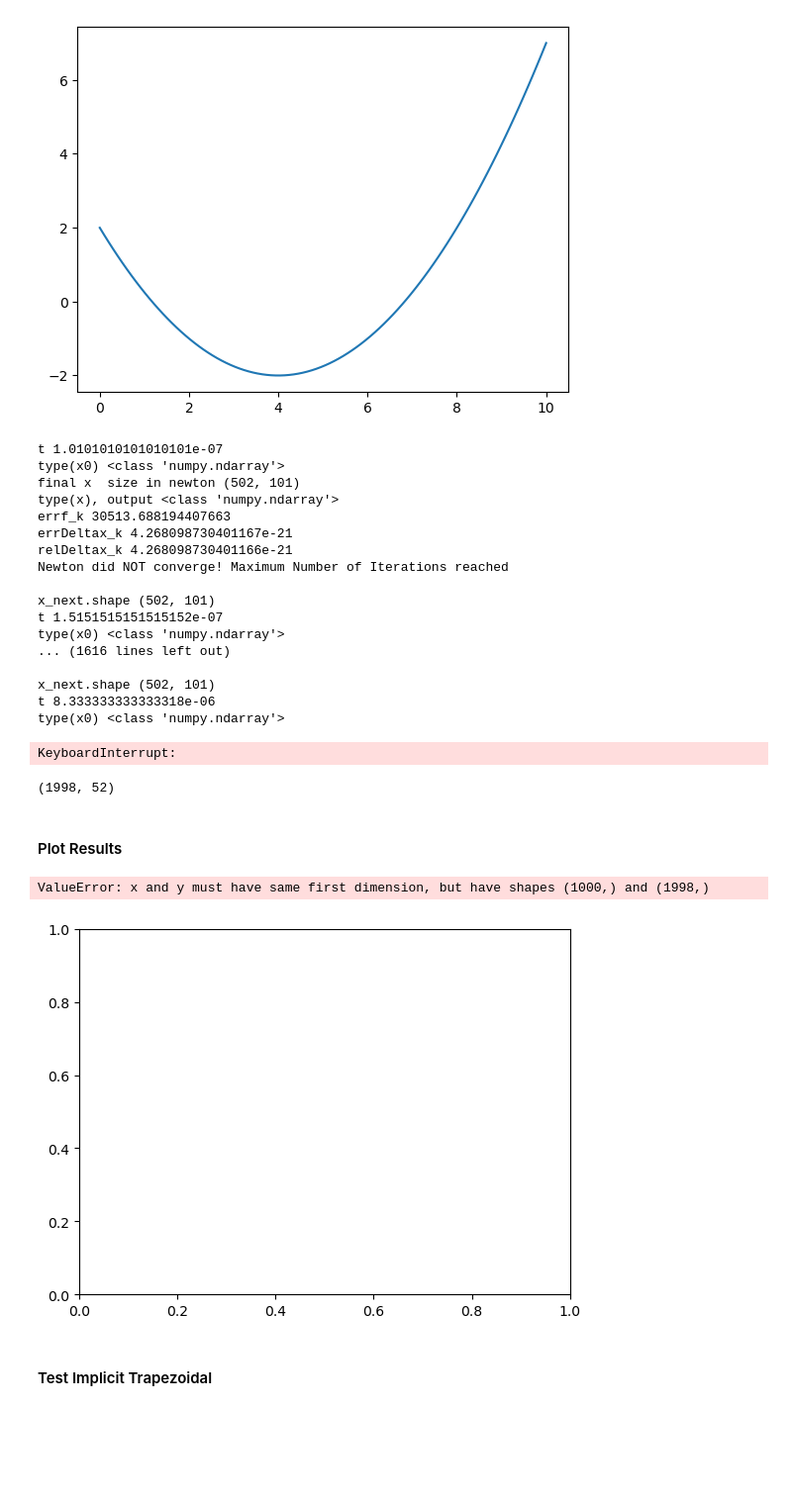
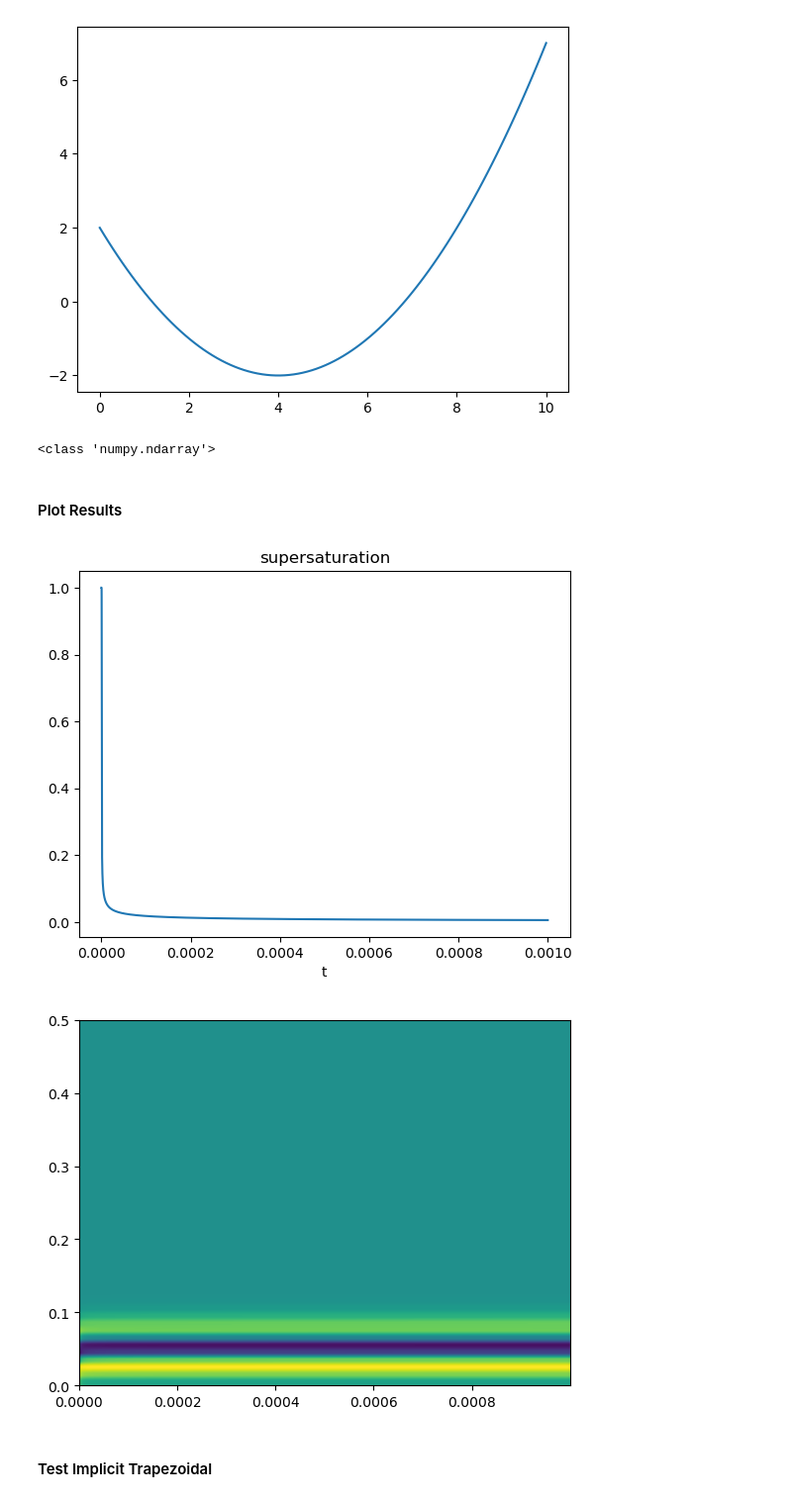
Before and after one commit to lucasattia/crystalPBM, a Jupyter notebook: functions/test_trapezoidal.ipynb, the cells around one changed output. Shown: that part at 99% size. Cells and saved outputs as stored; diff of their text form; code cells hidden in the pictures; blank space fills up the shorter version.

Commit message:
trying to get matrix-free trap to work

```diff
--- a/functions/test_trapezoidal.ipynb
+++ b/functions/test_trapezoidal.ipynb
@@ -207,8 +200,9 @@ plt.plot(x,out)
 [figure]
 # %%
 from evalf import evalf
-L_list = np.linspace(0,0.5, 500)
-tlist = np.linspace(0,1e-5,100)
+from euler import euler
+L_list = np.linspace(0,0.5, 50)
+
 
 S0 = 1 #initial supersaturation
 V0 = 1 #initial volume
@@ -242,10 +236,9 @@ t_start = 0
 t_end = 1e-7
 alpha = 5e-3
 
-t_len = len(tlist)
-deltat = (tlist[1] - tlist[0])/2
-t0 = tlist[1]
-T = tlist[t_len-1]
+
+t0 = 0
+T = 1e-3
 
 
 
@@ -264,50 +257,40 @@ MaxIter = 100 ##
 tolrGCR    = 1e-2
 epsMF      = 1e-2
 
-# e_f = 1e-8
-# e_delta_x = 1e-8
-# e_x_rel = 1e-8
-# maxiter = 100
-# t_start = 0
-# t_end = 1e-7
-# alpha = 5e-3
-x_t=trapezoidalMatrixFree( evalf,x0, deltat, t0, T, p, errf, errDeltax, relDeltax, MaxIter,tolrGCR,epsMF)
-## Note: sometimes does not converge when dL is not small enough
+
+deltat =0.0000001
+
+
+# x_t, tlist=trapezoidalMatrixFree( evalf,x0, deltat, t0, T, p, errf, errDeltax, relDeltax, MaxIter,tolrGCR,epsMF)
+
+tlist = np.arange(t0,T,deltat)
+x_t_euler = euler(x0, t_vec = tlist, p = p)
-# %% [output]
-t 1.0101010101010101e-07
-type(x0) <class 'numpy.ndarray'>
-final x  size in newton (502, 101)
-type(x), output <class 'numpy.ndarray'>
-errf_k 30513.688194407663
-errDeltax_k 4.268098730401167e-21
-relDeltax_k 4.268098730401166e-21
-Newton did NOT converge! Maximum Number of Iterations reached
-
-x_next.shape (502, 101)
-t 1.5151515151515152e-07
-type(x0) <class 'numpy.ndarray'>
-... (1616 lines left out)
-
-x_next.shape (502, 101)
-t 8.333333333333318e-06
-type(x0) <class 'numpy.ndarray'>
-KeyboardInterrupt:
 # %%
-x_t =np.array(x_t)
+# x_t =np.array(x_t)
 
-print(x_t.shape)
+# print(x_t.shape)
+# print(type(x_t[:,0]))
+# print(type(tlist))
+
+
+print(type(x_t_euler))
 # %% [output]
-(1998, 52)
+<class 'numpy.ndarray'>
 # %% [markdown]
 #### Plot Results
 # %%
-plt.plot(tlist,  x_t[:,0])
+plt.plot(np.array(tlist),  x_t_euler[:,0])
 plt.title('supersaturation')
 plt.xlabel('t')
 plt.show()
+
+
+n_t = x_t_euler[:,2:]
+
+better_imshow(L_list, tlist, n_t.T)
 # %% [output]
-ValueError: x and y must have same first dimension, but have shapes (1000,) and (1998,)
-[figure, old version]
+[figure, new version]
+[figure, added]
 # %% [markdown]
 #### Test Implicit Trapezoidal
 # %%
```
Also changed, not shown: parts of 1 cell of this notebook, 6 other files.
